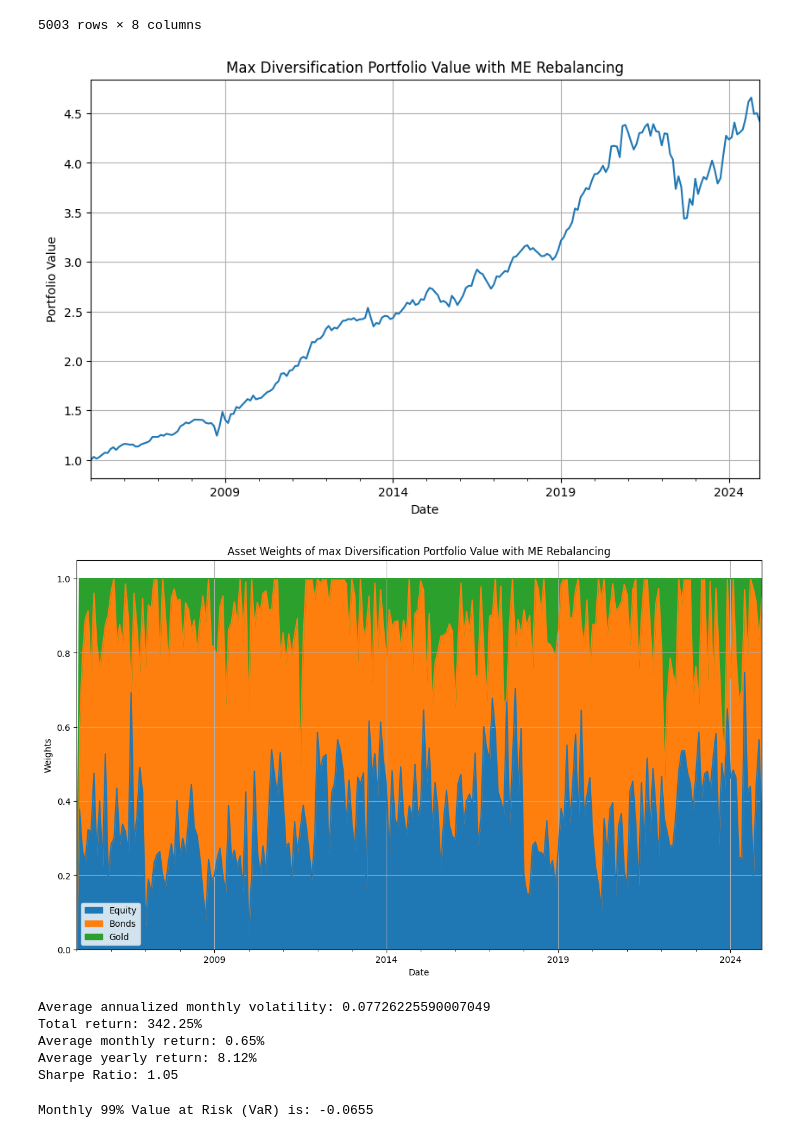
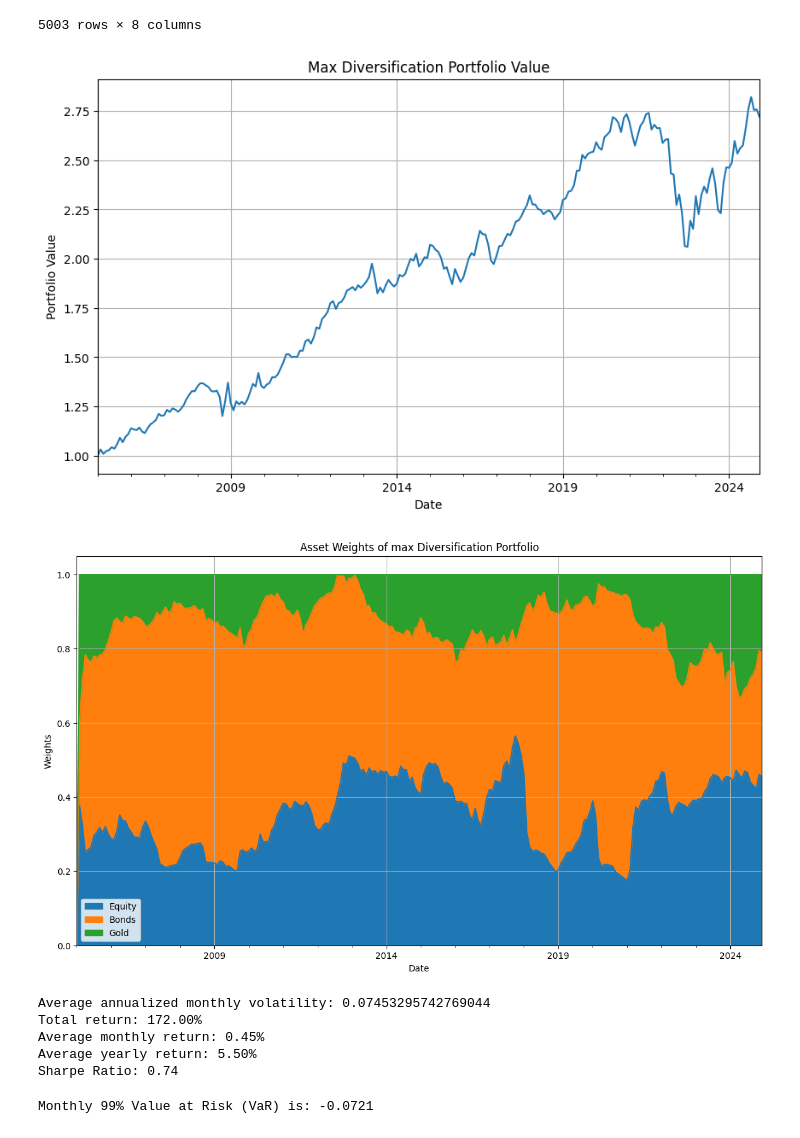
Before and after one commit to plaishev/asset_mgmt_seminar, a Jupyter notebook: Max_Diversification.ipynb, the cells around one changed output. Drawn from its saved outputs; the diff is of its cells as text; code cells hidden in the pictures.

```diff
--- a/Max_Diversification.ipynb
+++ b/Max_Diversification.ipynb
@@ -130,16 +130,21 @@ def max_diversification_portfolio(returns, rebalance_frequency='ME', initial_inv
 
         start_date = resampled_returns.index[i-1]
         end_date = resampled_returns.index[i]
+
+        if i<12:
+            start_lookback = resampled_returns.index[0]
+        else:
+            start_lookback = resampled_returns.index[i-12]
         # Use .loc for time-based indexing to get the daily returns for the current period
         current_period = returns.loc[start_date:end_date]
-
+        lookback_period = returns.loc[start_lookback:end_date]
         # Skip if there is not enough data (e.g., NaN values or insufficient data points)
         if current_period.isna().any().any() or len(current_period) < 2:
             print(f"Skipping period {resampled_returns.index[i]} due to insufficient data.")
             continue
 
         # Calculate covariance matrix for the daily returns of the current period (month)
-        V = np.cov(current_period.T)
+        V = np.cov(lookback_period.T)
 
         # Optimize portfolio weights based on max diversification strategy
         res = max_div_port(w0, V)
@@ -166,43 +171,42 @@ def max_diversification_portfolio(returns, rebalance_frequency='ME', initial_inv
 # Example usage
 
 # Specify rebalancing frequency (e.g., 'M' for monthly, 'Q' for quarterly)
-rebalance_frequency = 'ME'  # Monthly rebalancing
 
 # Get the portfolio value over time
-portfolio_value, portfolio_weights = max_diversification_portfolio(returns, rebalance_frequency)
+portfolio_value, portfolio_weights = max_diversification_portfolio(returns)
 
 # Plot the portfolio value over time
 
 portfolio_value.plot(figsize=(10, 6))
-plt.title(f'Max Diversification Portfolio Value with {rebalance_frequency} Rebalancing')
+plt.title(f'Max Diversification Portfolio Value')
 plt.xlabel('Date')
 plt.ylabel('Portfolio Value')
 plt.grid(True)
 plt.show()
 
 asset_groups = {
     'Equity': ['Japan', 'APACxJapan', 'Europe', 'LatAm', 'US'],  # Equity
     'Bonds': ['T-Bills_7_10', 'T-Bills_20'],  # Bonds,
     'Gold': ['Gold'] # Gold
 }
 def group_weights(weights, asset_groups):
     grouped_weights = pd.DataFrame(index=weights.index)
 
     # For each group, sum up the weights of the assets in that group
     for group, assets in asset_groups.items():
         grouped_weights[group] = weights[assets].sum(axis=1)
 
     return grouped_weights
 
 group_weights(portfolio_weights, asset_groups).plot(kind='area', stacked=True, figsize=(14, 8))
-plt.title(f'Asset Weights of max Diversification Portfolio Value with {rebalance_frequency} Rebalancing')
+plt.title(f'Asset Weights of max Diversification Portfolio')
 plt.xlabel('Date')
 plt.ylabel('Weights')
 plt.grid(True)
 plt.show()
 # %% [output]
-[figure, old version]
+[figure, new version]
-[figure, old version]
+[figure, new version]
 # %%
 # Calculate monthly returns from the portfolio value
 portfolio_returns = portfolio_value.pct_change().dropna()  # Monthly returns
@@ -233,11 +237,11 @@ print(f"Average yearly return: {avg_yearly_return * 100:.2f}%")
 sharpe_ratio = avg_yearly_return / rolling_annual_volatility.mean()
 print(f"Sharpe Ratio: {sharpe_ratio:.2f}")
 # %% [output]
-Average annualized monthly volatility: 0.07726225590007049
-Total return: 342.25%
-Average monthly return: 0.65%
-Average yearly return: 8.12%
-Sharpe Ratio: 1.05
+Average annualized monthly volatility: 0.07453295742769044
+Total return: 172.00%
+Average monthly return: 0.45%
+Average yearly return: 5.50%
+Sharpe Ratio: 0.74
 # %%
 # Calculate the monthly VaR for each month using the Historical Simulation method
 VaR_99 = portfolio_returns.quantile(1 - 0.99)
@@ -245,4 +249,4 @@ VaR_99 = portfolio_returns.quantile(1 - 0.99)
 # Print the Value at Risk
 print(f"Monthly 99% Value at Risk (VaR) is: {VaR_99:.4f}")
 # %% [output]
-Monthly 99% Value at Risk (VaR) is: -0.0655
+Monthly 99% Value at Risk (VaR) is: -0.0721
```
Also changed, not shown: 3 other files.
